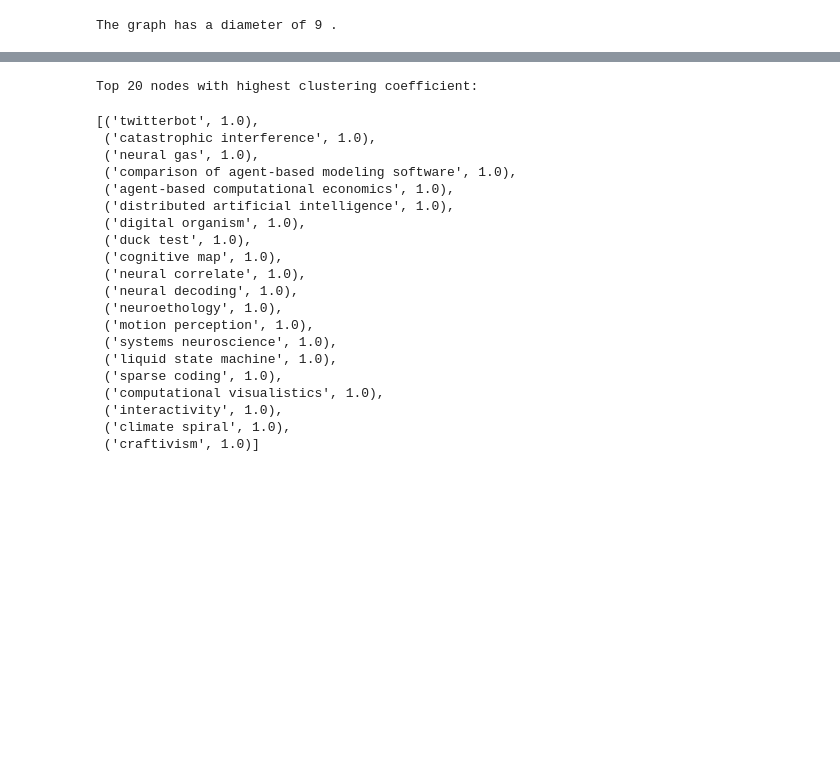
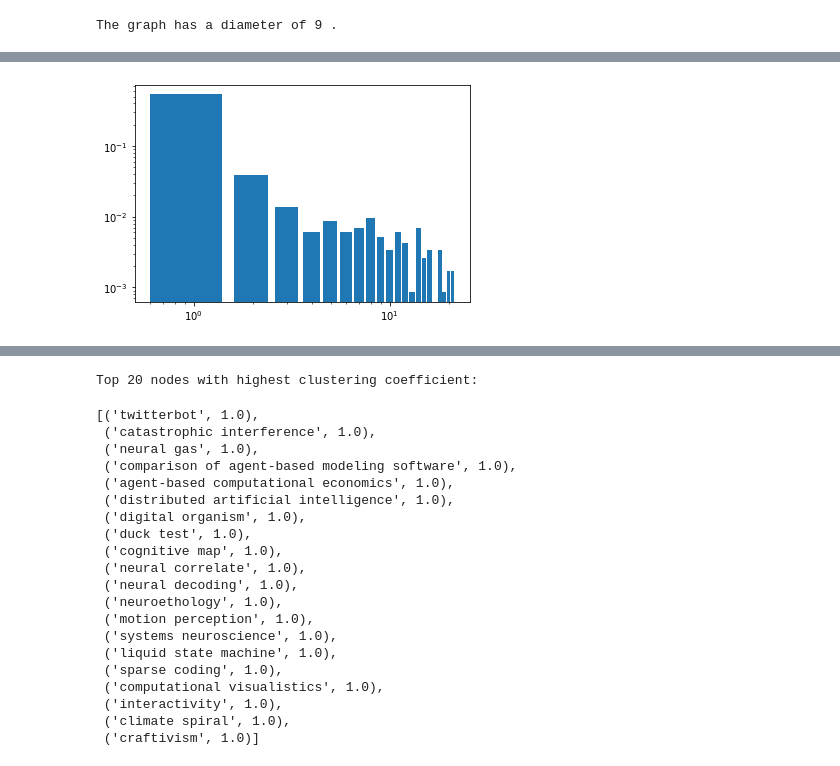
Before and after one commit to FredBaos/Ntds_project_team02, a Jupyter notebook: Exploration.ipynb, the cells around one changed output, grey strips where cells are left out. Saved outputs shown, nothing was run; the diff lists cells and outputs as text; code cells hidden in the pictures; blank space fills up the shorter version.

```diff
--- a/Exploration.ipynb
+++ b/Exploration.ipynb
@@ -72,0 +106,13 @@ First important point is that the graph is connected, and that is essential for
+# %%
+sorted_adjacency = np.argsort(np.sum(A,axis=0))[:-20]
+reduced_adjacency = A[sorted_adjacency,:][:,sorted_adjacency]
+G_reduced = nx.from_numpy_matrix(reduced_adjacency)
+# %%
+hist = np.array(nx.degree_histogram(G_reduced))
+normalized_hist = hist/degrees.shape[0]
+plt.bar(range(1,len(hist)),normalized_hist[1:])
+plt.yscale("log")
+plt.xscale("log")
+plt.show()
+# %% [output]
+[figure, added]
```
Also changed, not shown: parts of 29 cells of this notebook.
